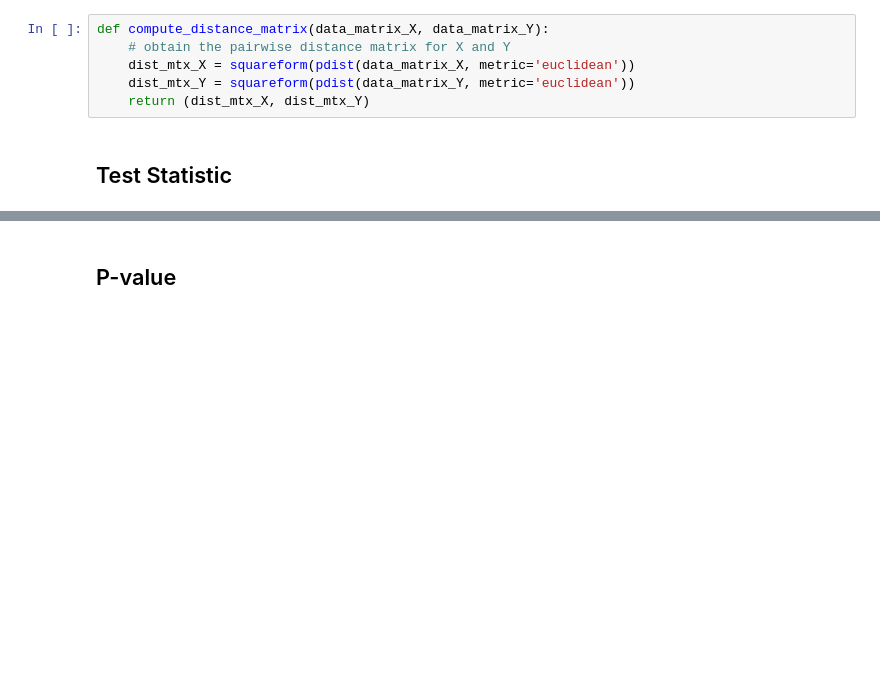
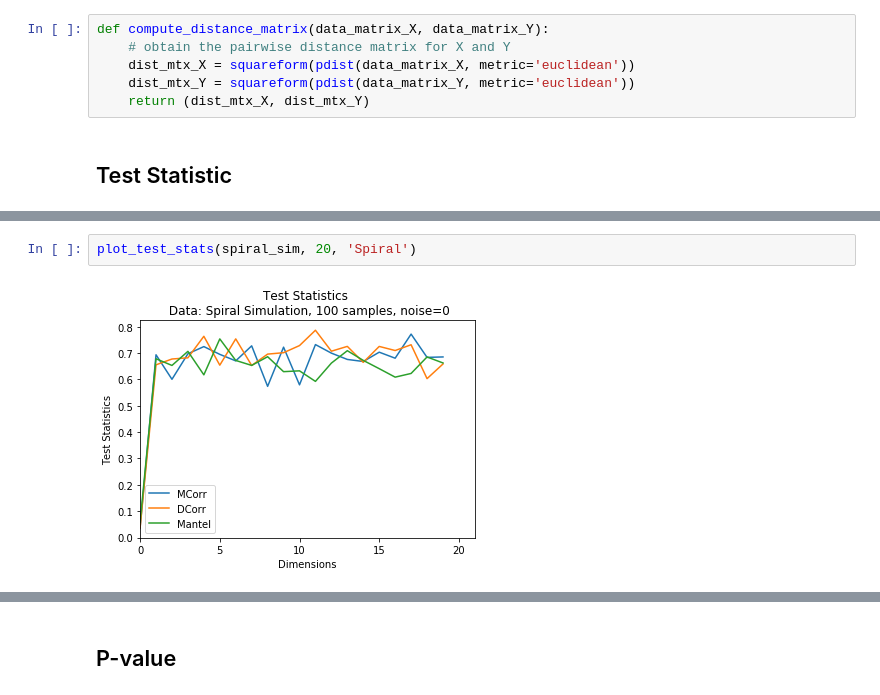
Before and after one commit to neurodata/mgcpy-old, a Jupyter notebook: mgcpy/benchmarks/demo.ipynb, the cells around one changed output, grey strips where cells are left out. Saved outputs shown, nothing was run; the diff lists cells and outputs as text; blank space fills up the shorter version.

```diff
--- a/mgcpy/benchmarks/demo.ipynb
+++ b/mgcpy/benchmarks/demo.ipynb
@@ -15,0 +49,4 @@ def compute_distance_matrix(data_matrix_X, data_matrix_Y):
+# %%
+plot_test_stats(spiral_sim, 20, 'Spiral')
+# %% [output]
+[figure, added]
```
Also changed, not shown: parts of 17 cells of this notebook, 1 other file.
